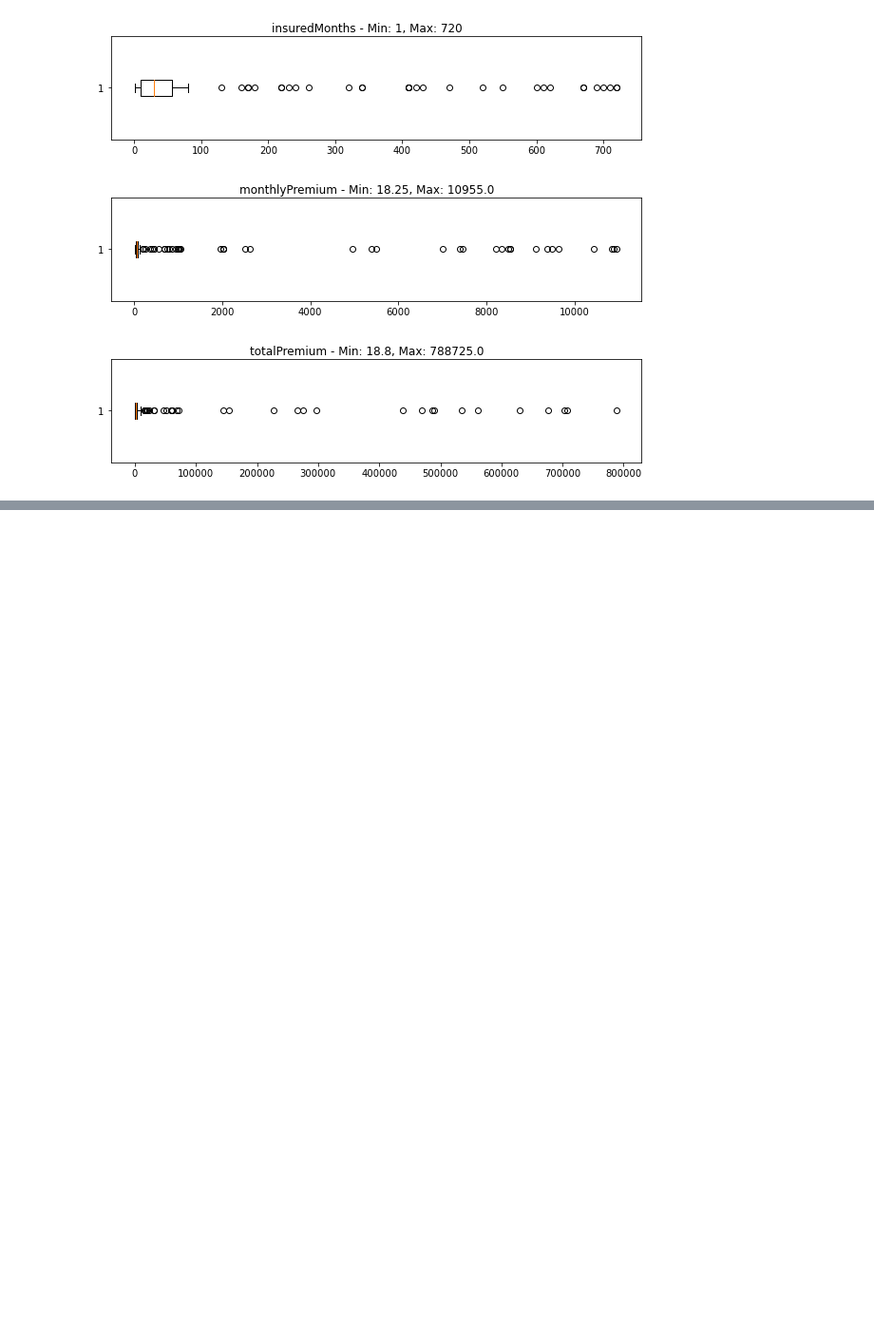
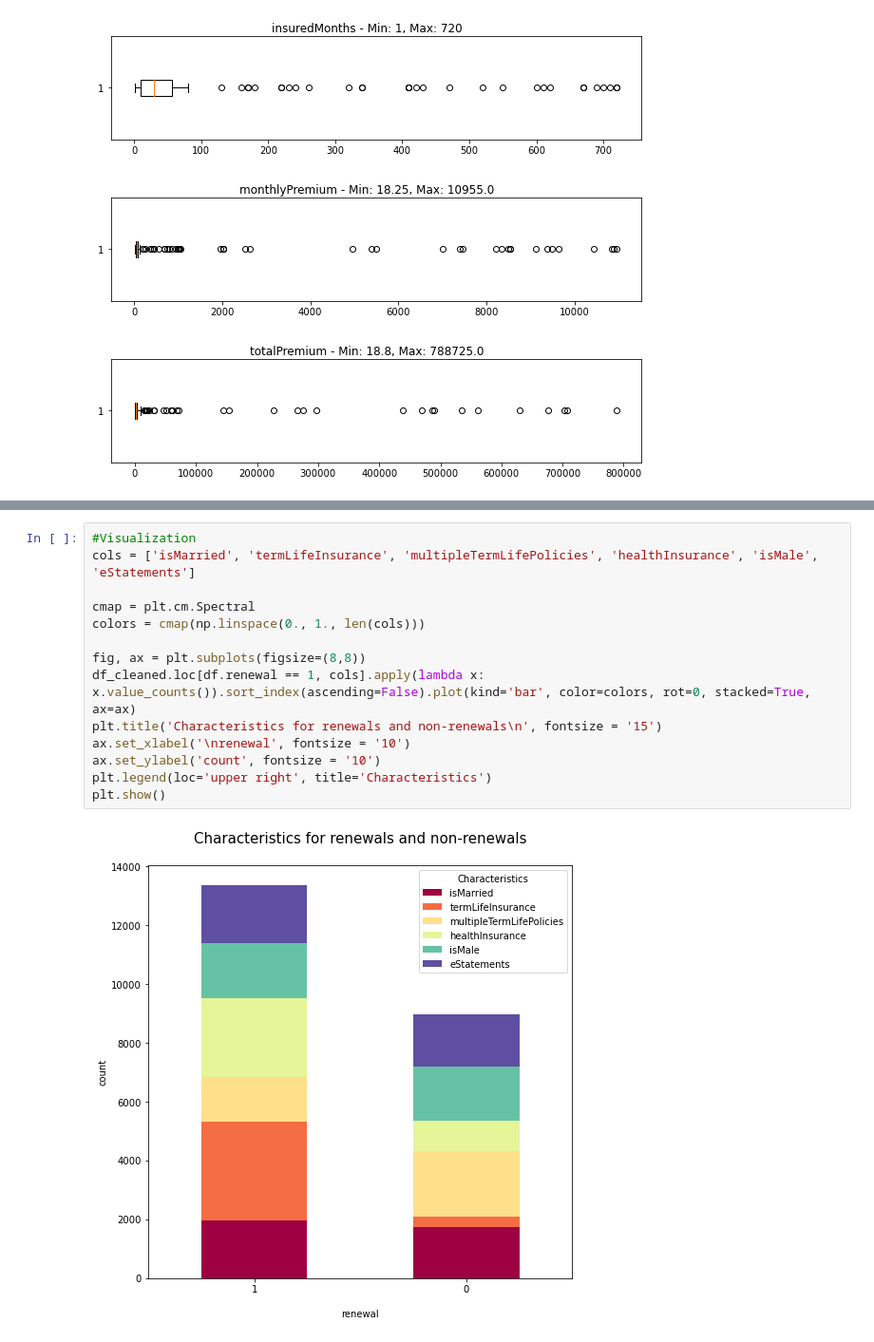
Before and after one commit to tayhuihong/VICA_submission, a Jupyter notebook: task1.ipynb, the cells around one changed output, grey strips where cells are left out. Shown at 95% size. Saved outputs shown, nothing was run; the diff lists cells and outputs as text; blank space fills up the shorter version.

```diff
--- a/task1.ipynb
+++ b/task1.ipynb
@@ -222,0 +279,16 @@ for col in ['insuredMonths', 'monthlyPremium', 'totalPremium']:
+# %%
+#Visualization
+cols = ['isMarried', 'termLifeInsurance', 'multipleTermLifePolicies', 'healthInsurance', 'isMale', 'eStatements']
+
+cmap = plt.cm.Spectral
+colors = cmap(np.linspace(0., 1., len(cols)))
+
+fig, ax = plt.subplots(figsize=(8,8))
+df_cleaned.loc[df.renewal == 1, cols].apply(lambda x: x.value_counts()).sort_index(ascending=False).plot(kind='bar', color=colors, rot=0, stacked=True, ax=ax)
+plt.title('Characteristics for renewals and non-renewals\n', fontsize = '15')
+ax.set_xlabel('\nrenewal', fontsize = '10')
+ax.set_ylabel('count', fontsize = '10')
+plt.legend(loc='upper right', title='Characteristics')
+plt.show()
+# %% [output]
+[figure, added]
```
Also changed, not shown: parts of 16 cells of this notebook.
